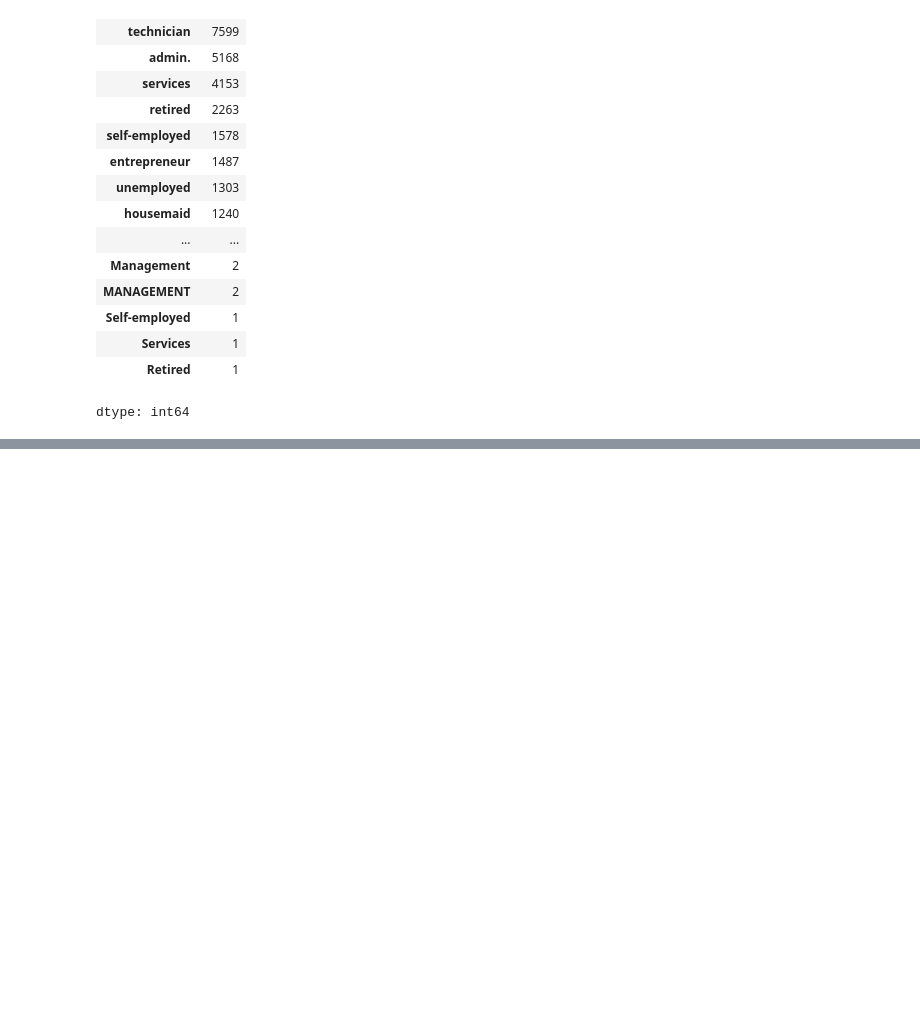
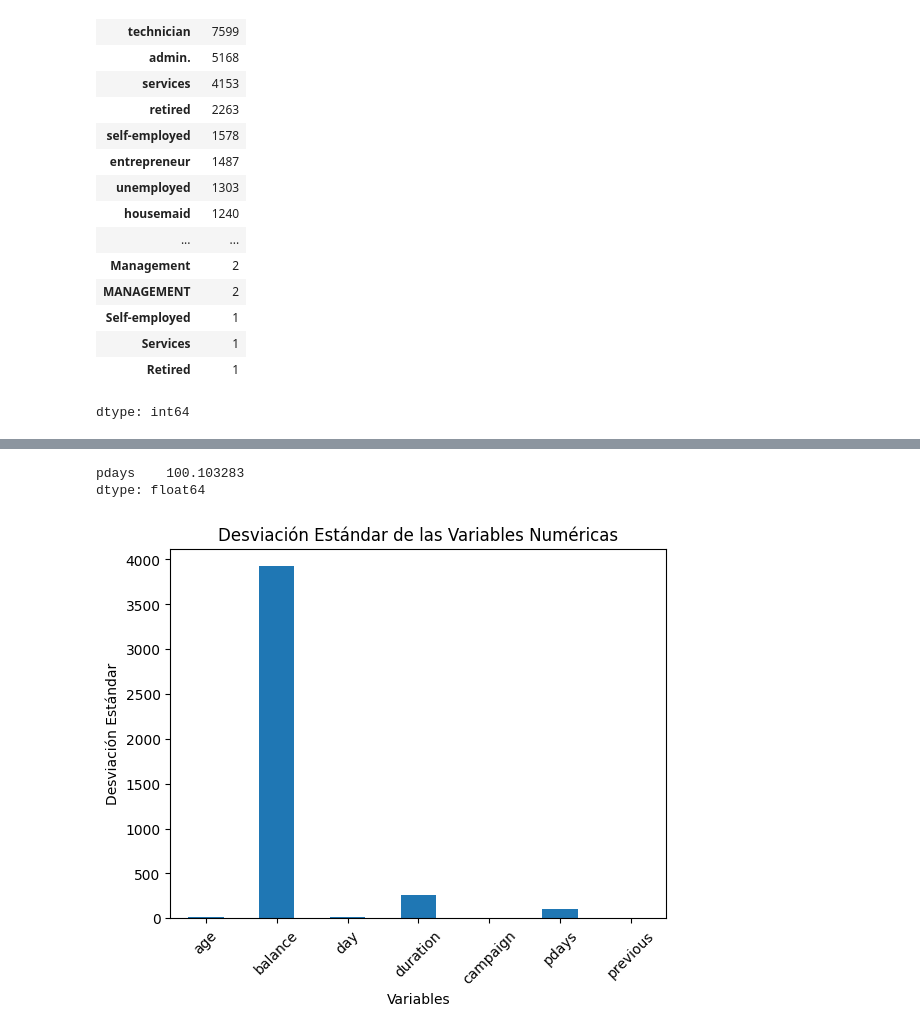
Before and after one commit to DAVIDCUEAGUI/LABORATORIO, a Jupyter notebook: Laboratorio_1_LuisCuellar.ipynb, the cells around one changed output, grey strips where cells are left out. Cells and saved outputs as stored; diff of their text form; code cells hidden in the pictures; blank space fills up the shorter version.

```diff
--- a/Laboratorio_1_LuisCuellar.ipynb
+++ b/Laboratorio_1_LuisCuellar.ipynb
@@ -203,0 +227,6 @@ dtype: int64
+# %%
+#elimino los valores faltantes de mi dataframe
+df_banco_rename.dropna(inplace=True)
+
+#conteo de valores por columna de mi dataframe
+df_banco_rename.count()
@@ -203,0 +294,6 @@ dtype: int64
+# %%
+# Calcular la desviación estándar para las columnas numéricas
+desviaciones_estandar = df_banco_rename[['age', 'balance', 'day', 'duration', 'campaign', 'pdays', 'previous']].std()
+
+# Imprimir las desviaciones estándar
+print(desviaciones_estandar)
@@ -203,0 +309,18 @@ dtype: int64
+# %%
+destd_pdays = df_banco_rename[['pdays']].std()
+
+# Imprimir las desviaciones estándar
+print(destd_pdays)
+# %% [output]
+pdays    100.103283
+dtype: float64
+# %%
+# Crear una gráfica de barras para representar las desviaciones estándar
+desviaciones_estandar.plot(kind='bar')
+plt.title('Desviación Estándar de las Variables Numéricas')
+plt.xlabel('Variables')
+plt.ylabel('Desviación Estándar')
+plt.xticks(rotation=45)
+plt.show()
+# %% [output]
+[figure, added]
```
Also changed, not shown: parts of 11 cells of this notebook.
